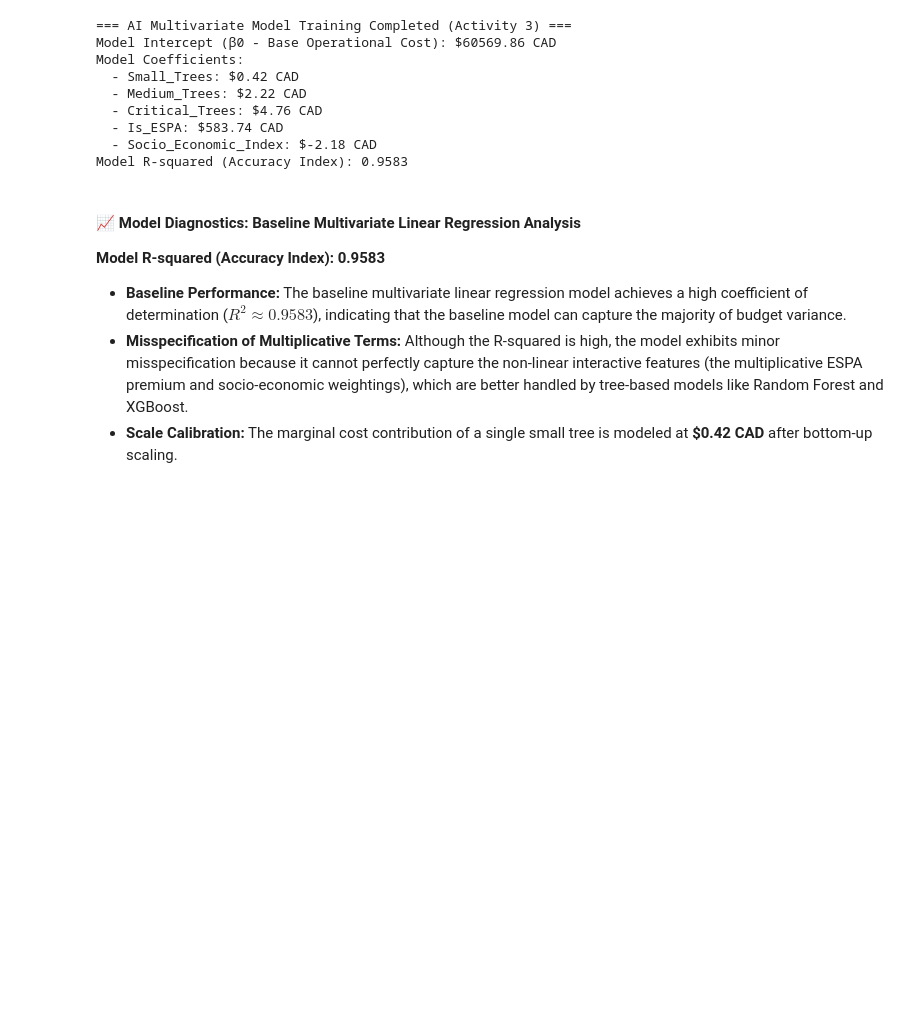
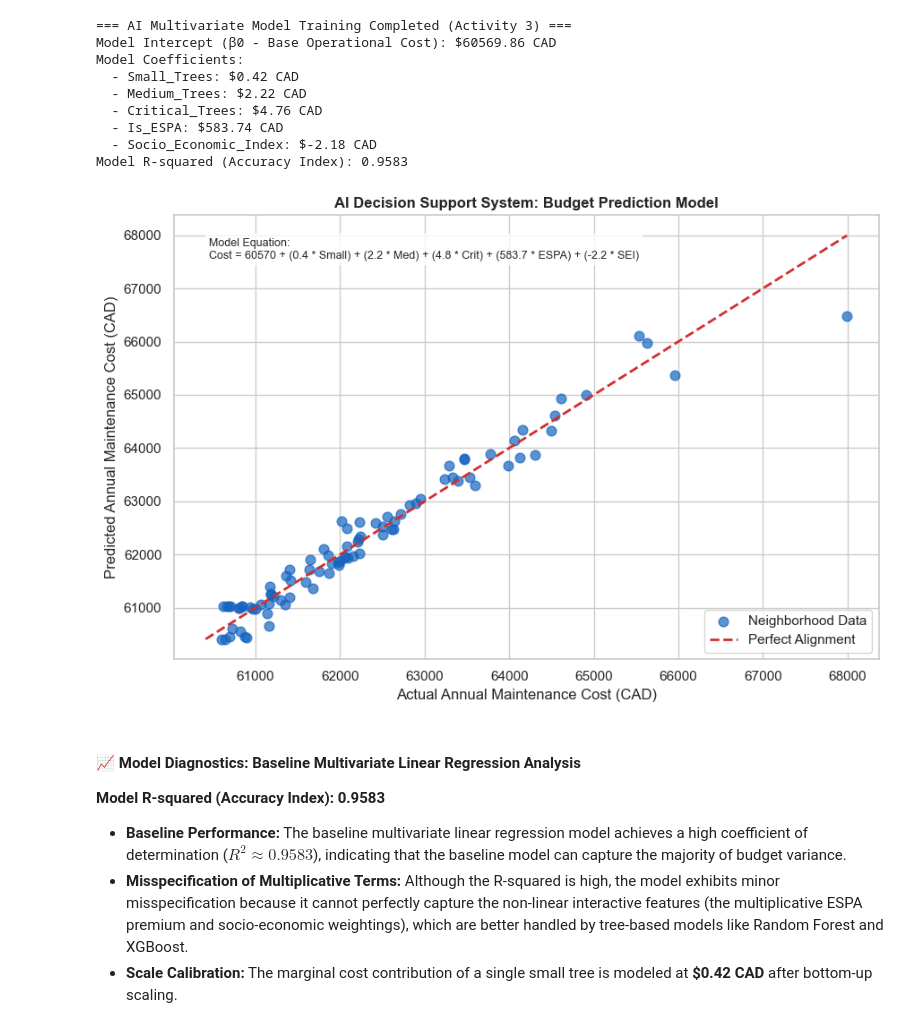
Before and after one commit to caatat741213/EUFP_AI_Tree_Canopy, a Jupyter notebook: Assignment_1EX.ipynb, the cells around one changed output. Drawn from its saved outputs; the diff is of its cells as text; code cells hidden in the pictures; blank space fills up the shorter version.

```diff
--- a/Assignment_1EX.ipynb
+++ b/Assignment_1EX.ipynb
@@ -586,6 +586,39 @@ Model Coefficients:
   - Is_ESPA: $583.74 CAD
   - Socio_Economic_Index: $-2.18 CAD
 Model R-squared (Accuracy Index): 0.9583
+# %%
+df_active['Predicted_Cost'] = lr_model.predict(X)
+
+sns.set_theme(style="whitegrid")
+plt.figure(figsize=(9, 6))
+
+plt.scatter(df_active['Annual_Maintenance_Cost'], df_active['Predicted_Cost'],
+            color='#1565c0', alpha=0.7, s=60, label='Neighborhood Data')
+
+min_val = min(df_active['Annual_Maintenance_Cost'].min(), df_active['Predicted_Cost'].min())
+max_val = max(df_active['Annual_Maintenance_Cost'].max(), df_active['Predicted_Cost'].max())
+plt.plot([min_val, max_val], [min_val, max_val], color='#d32f2f', linestyle='--', linewidth=2,
+         label='Perfect Alignment')
+
+formula_label = (
+    f"Model Equation:\n"
+    f"Cost = {lr_model.intercept_:.0f} + "
+    f"({lr_model.coef_[0]:.1f} * Small) + ({lr_model.coef_[1]:.1f} * Med) + "
+    f"({lr_model.coef_[2]:.1f} * Crit) + ({lr_model.coef_[3]:.1f} * ESPA) + "
+    f"({lr_model.coef_[4]:.1f} * SEI)"
+)
+
+plt.text(0.05, 0.95, formula_label, transform=plt.gca().transAxes,
+         fontsize=9, verticalalignment='top', bbox=dict(boxstyle='round', facecolor='white', alpha=0.8))
+
+plt.title('AI Decision Support System: Budget Prediction Model', fontsize=12, fontweight='bold')
+plt.xlabel('Actual Annual Maintenance Cost (CAD)')
+plt.ylabel('Predicted Annual Maintenance Cost (CAD)')
+plt.legend(loc='lower right')
+plt.tight_layout()
+plt.show()
+# %% [output]
+[figure, added]
 # %% [markdown]
 #### 📈 Model Diagnostics: Baseline Multivariate Linear Regression Analysis
 
```
Also changed, not shown: parts of 2 cells of this notebook, 9 other files.
